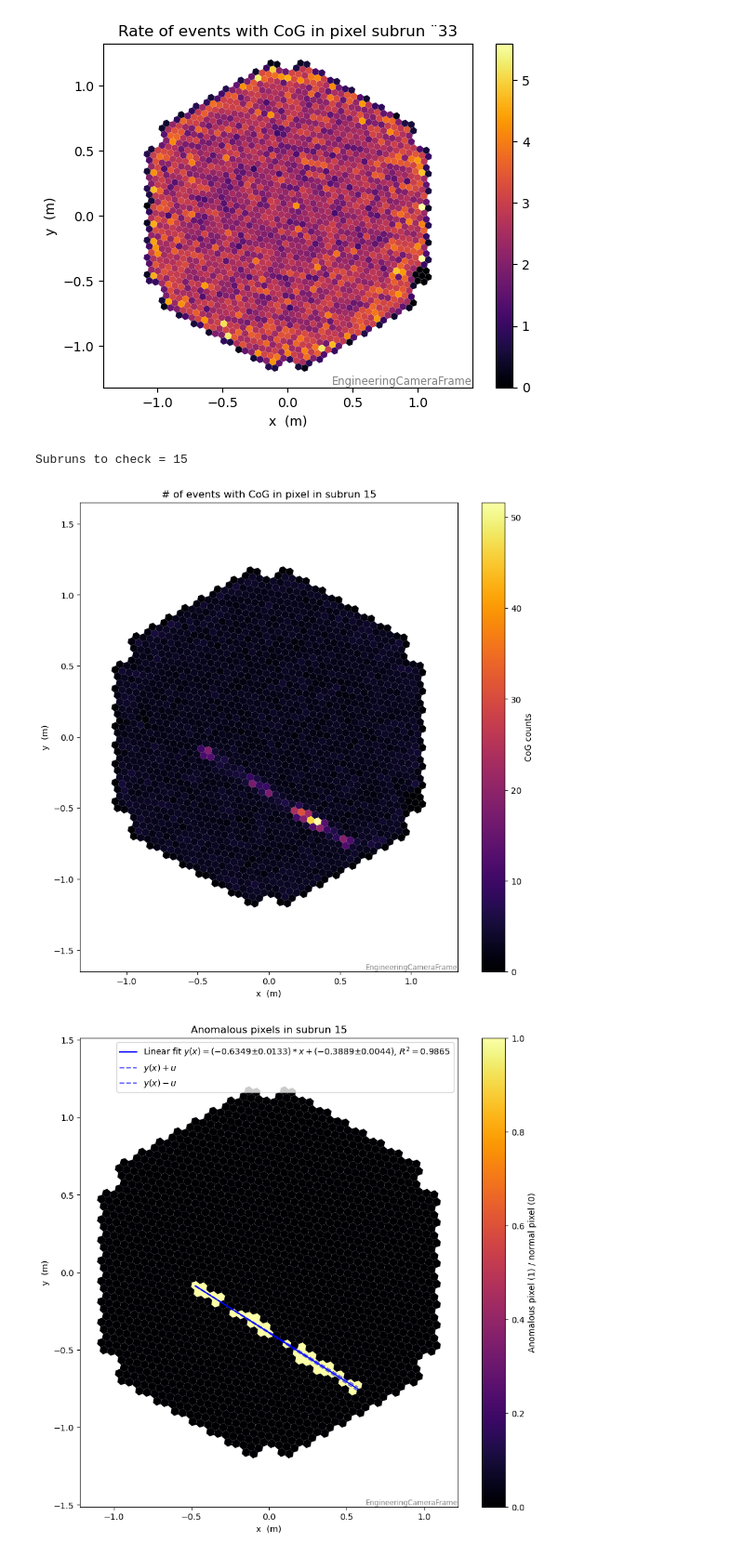
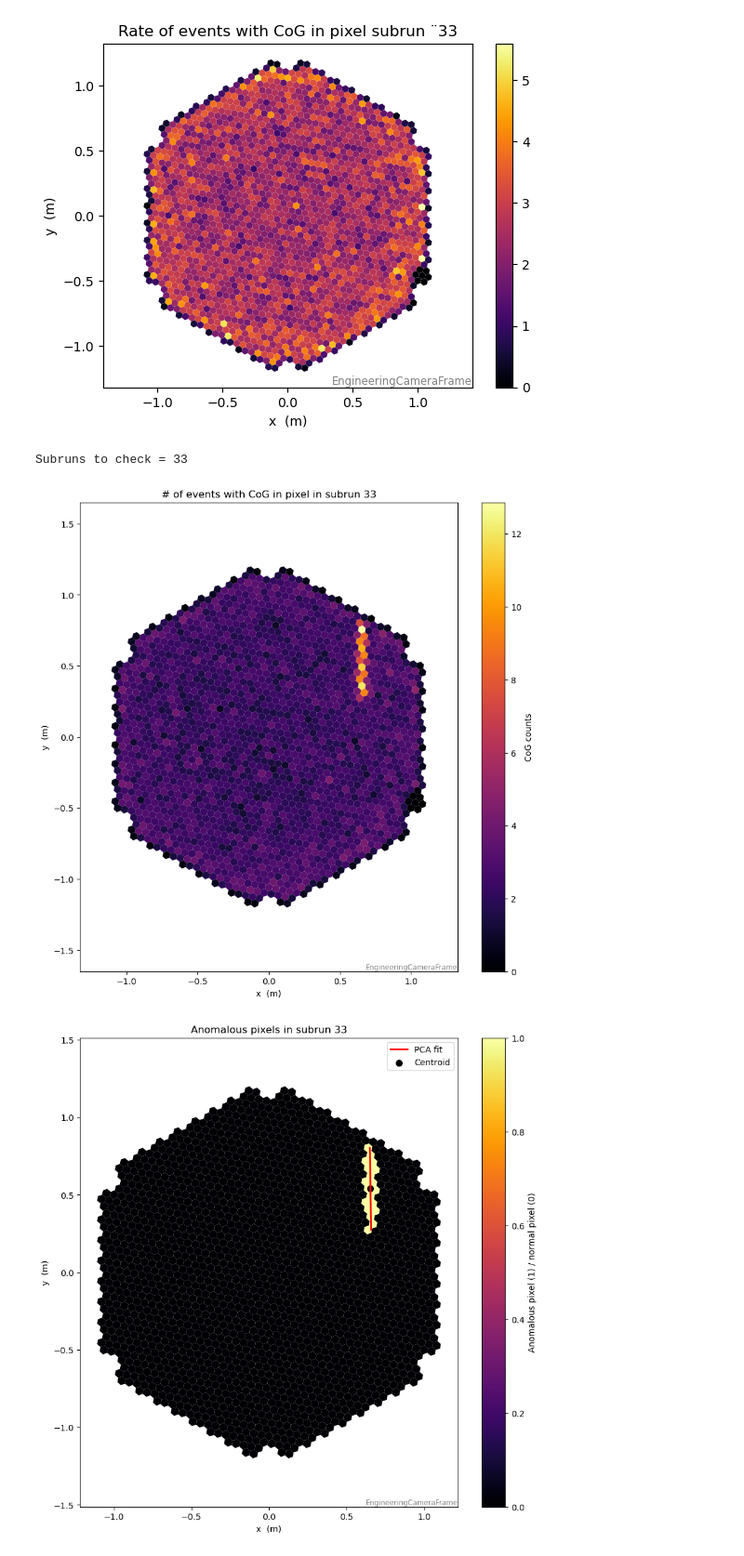
Before and after one commit to andreaprogram/Search-for-anomalous-events-in-LST-1-observations, a Jupyter notebook: Notebooks/filters_results.ipynb, the cells around one changed output. Shown at 93% size. Saved outputs shown, nothing was run; the diff lists cells and outputs as text; code cells hidden in the pictures.

```diff
--- a/Notebooks/filters_results.ipynb
+++ b/Notebooks/filters_results.ipynb
@@ -233,6 +249,8 @@ for i in range(32,34):
 # OTHER FILTERS SPECIFIC FOR SATELLITES
 # %%
 # FILTER 3: FLUCTUATIONS OF CoG WITHIN PIXEL
+from sklearn.decomposition import PCA
+
 cog_pixel = a.root.dl1datacheck.cosmics.col('cog_within_pixel')[:-1]  # shape: (n_subruns, n_pixels)
 
 cog_rate = cog_pixel / time[:, None]
@@ -266,34 +284,51 @@ camdisplay.add_colorbar(label='CoG counts')
 plt.show()
 
 # Plot of anomalous pixels in anomalous subrun
 plt.figure(figsize=(10, 10))
 camdisplay = CameraDisplay(
     camera_geom.transform_to(EngineeringCameraFrame()),
     title=f'Anomalous pixels in subrun {checks_3}',
     image=anomaly_image,
 )
 camdisplay.add_colorbar(label='Anomalous pixel (1) / normal pixel (0)')
 
 # Linear fit to check that indeed the path is linear, x=-y y=-x
 x_pixels = camera_geom.transform_to(EngineeringCameraFrame()).pix_x[mask_3[checks_3]].value  # .value to remove the units in the array, we need to transf to eng. camera frame to plot it correctly
 y_pixels = camera_geom.transform_to(EngineeringCameraFrame()).pix_y[mask_3[checks_3]].value
 
+m_pixels = np.column_stack((x_pixels, y_pixels)) #matrix of the shape columns: pixel, rows: x_pixel, y_pixel
+
+pca = PCA(n_components=1)
+pca.fit(m_pixels)
+
+centroid = pca.mean_
+direction_vector = pca.components_[0]
+"""
 pixels_fit = robust_fitt(x_pixels, y_pixels.reshape(-1, 1))
 x_fit = np.linspace(min(x_pixels), max(x_pixels), 100)
+"""
+ax = camdisplay.axes
+# Longitud de la recta que quieres dibujar
+t = np.linspace(min(y_pixels)-centroid[1], max(y_pixels)-centroid[1], 100)
 
-ax = camdisplay.axes
+x_line = centroid[0] + t * direction_vector[0]
+y_line = centroid[1] + t * direction_vector[1]
 
+ax.plot(x_line, y_line, color="red", lw=2, label="PCA fit")
+ax.scatter(*centroid, color="black", s=50, label="Centroid")
+"""
 ax.plot(x_fit, pixels_fit["slope"]*x_fit + pixels_fit["intercept"],color='blue', label = f'Linear fit $y(x) = ({pixels_fit["slope"][0]:.4f} ± {pixels_fit["u_slope"][0]:.4f}) *x + ({pixels_fit["intercept"][0]:.4f} ± {pixels_fit["u_intercept"][0]:.4f})$, $R^2 = {pixels_fit["R2"][0]:.4f}$')
 ax.plot(x_fit, (pixels_fit["slope"] + pixels_fit["u_slope"])*x_fit + (pixels_fit["intercept"] + pixels_fit["u_intercept"]), '--', color='blue', alpha=0.6, label=f'$y(x) + u$')
 ax.plot(x_fit, (pixels_fit["slope"] - pixels_fit["u_slope"])*x_fit + (pixels_fit["intercept"] - pixels_fit["u_intercept"]), '--', color='blue', alpha=0.6, label=f'$y(x) - u$')
+"""
 ax.legend()
 plt.show()
 
 
 # Trand to telescope
 # por pixel 0.1º = u ancho y alto respecto al centro. comparar desde el centro de cada pixel con el fit , a que sitancia esta y dividir por 0.05 N putnos 2 parametros libres
 # chi^2, regresion con PCA scikit learn. preseleccionar con zscore
 # %% [output]
-Subruns to check = 15
+Subruns to check = 33
-[figure, old version]
+[figure, new version]
-[figure, old version]
+[figure, new version]
```
Also changed, not shown: parts of 5 cells of this notebook.
